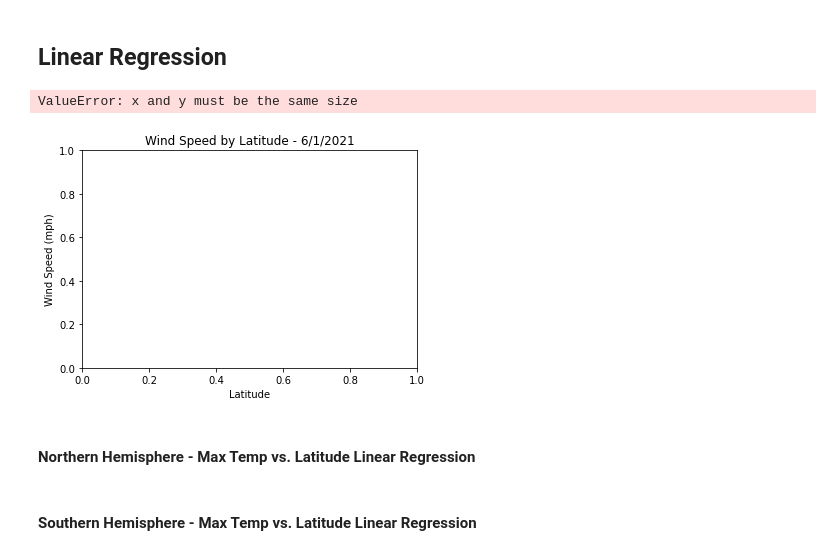
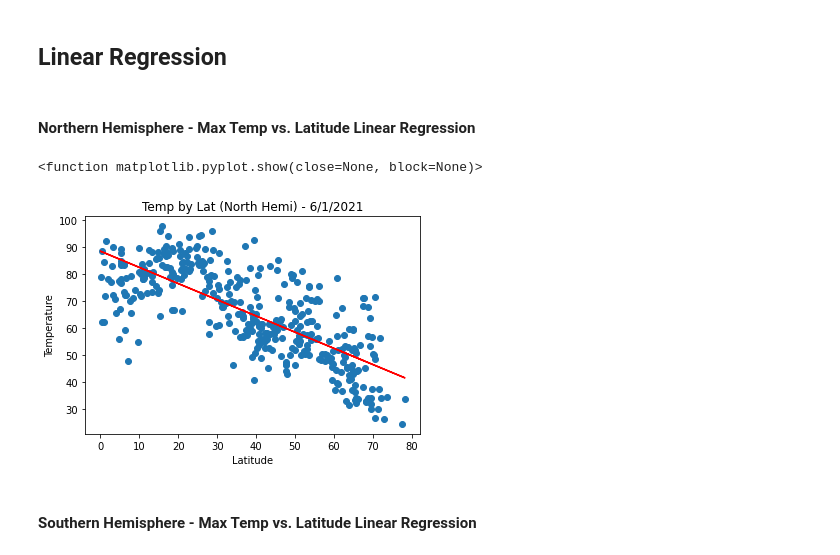
Before and after one commit to migheljackson/python-api-challenge, a Jupyter notebook: WeatherPy/WeatherPy.ipynb, the cells around one changed output. Cells and saved outputs as stored; diff of their text form; code cells hidden in the pictures.

Commit message:
Added linear regression

```diff
--- a/WeatherPy/WeatherPy.ipynb
+++ b/WeatherPy/WeatherPy.ipynb
@@ -186,12 +186,25 @@ plt.show
 [figure]
 # %% [markdown]
 ## Linear Regression
-# %%
-clean_city_data_north=clean_city_data[clean_city_d]
-# %% [output]
-ValueError: x and y must be the same size
-[figure, removed]
+# %%
+clean_city_data_north=clean_city_data[clean_city_data["lat"]>=0]
+clean_city_data_south=clean_city_data[clean_city_data["lat"]<0]
+x_values_north_lat = clean_city_data_north["lat"]
+y_values_north_temp = clean_city_data_north["temp (F)"]
+(slope, intercept, rvalue, pvalue, stderr) = linregress(x_values_north_lat, y_values_north_temp)
+regress_north_temp = x_value_north_lats * slope + intercept
+line_eq = "y = " + str(round(slope,2)) + "x + " + str(round(intercept,2))
 # %% [markdown]
 ####  Northern Hemisphere - Max Temp vs. Latitude Linear Regression
+# %%
+plt.title('Temp by Lat (North Hemi) - 6/1/2021')
+plt.ylabel("Temperature")
+plt.xlabel("Latitude")
+plt.scatter(clean_city_data_north["lat"],clean_city_data_north["temp (F)"])
+plt.plot(x_values,regress_north_temp,"r-")
+plt.show
+# %% [output]
+<function matplotlib.pyplot.show(close=None, block=None)>
+[figure, added]
 # %% [markdown]
 ####  Southern Hemisphere - Max Temp vs. Latitude Linear Regression
```
Also changed, not shown: parts of 1 cell of this notebook.
